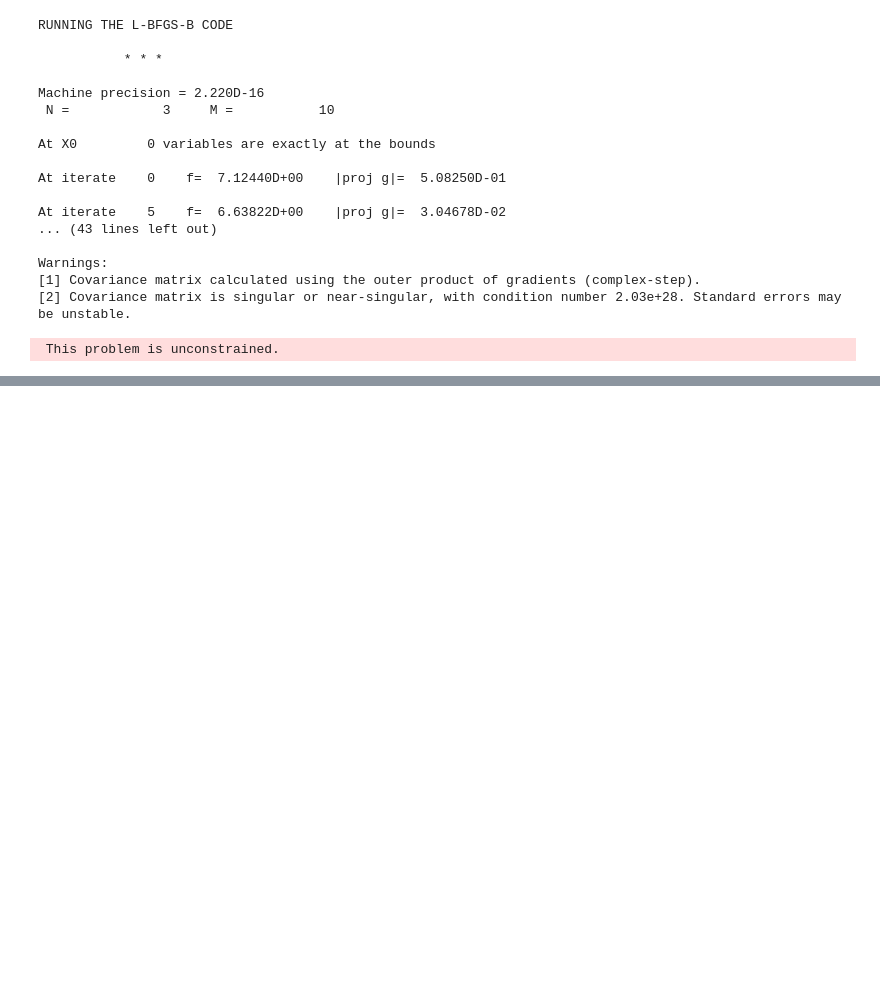
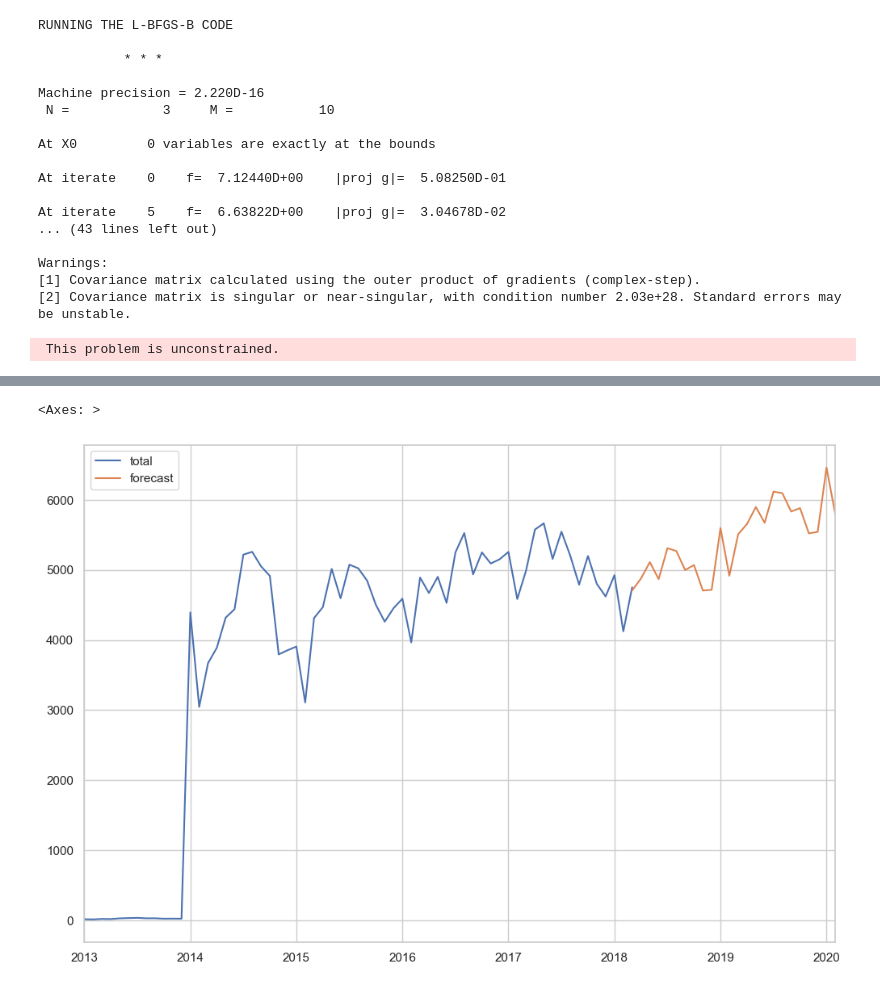
Before and after one commit to bharath03-a/Gun-Violence-Incidents, a Jupyter notebook: notebooks/06_time_series_analysis.ipynb, the cells around one changed output, grey strips where cells are left out. Saved outputs shown, nothing was run; the diff lists cells and outputs as text; code cells hidden in the pictures; blank space fills up the shorter version.

```diff
--- a/notebooks/06_time_series_analysis.ipynb
+++ b/notebooks/06_time_series_analysis.ipynb
@@ -269,0 +276,10 @@ Warnings:
+# %%
+future_dates = [ts.index[-1] + DateOffset(months=x) for x in range(0,24) ]
+future_dates_df = pd.DataFrame(index=future_dates[1:],columns=ts.columns)
+future_df = pd.concat([ts,future_dates_df])
+future_df.head()
+future_df['forecast'] = model_fit.predict(start = 62, end = 90, dynamic= True)
+future_df[['total', 'forecast']].plot(figsize=(12, 8))
+# %% [output]
+<Axes: >
+[figure, added]
```
Also changed, not shown: parts of 1 cell of this notebook.
